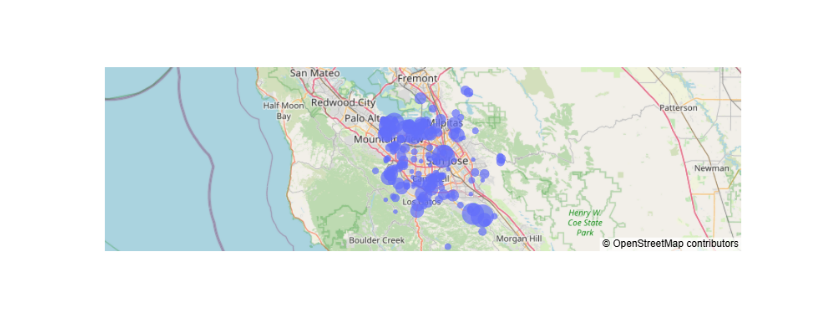
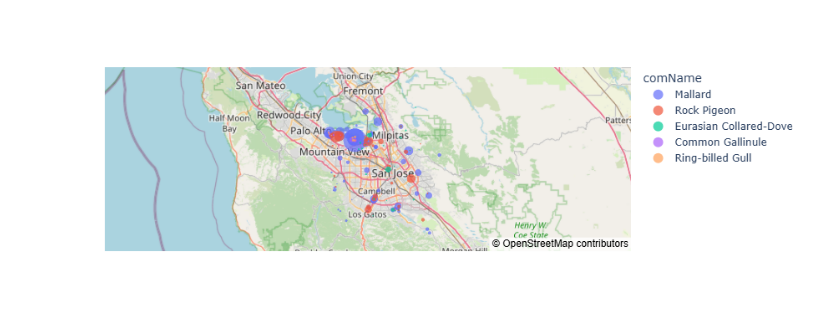
Before and after one commit to ethanyang-sjsu/Cmpe257-bird-transplant, a Jupyter notebook: sb/sb_nearby_scatter.ipynb, the cells around one changed output. Saved outputs shown, nothing was run; the diff lists cells and outputs as text; code cells hidden in the pictures.

Commit message:
Query to get all recent sightings by species

```diff
--- a/sb/sb_nearby_scatter.ipynb
+++ b/sb/sb_nearby_scatter.ipynb
@@ -13,0 +15,14 @@ import requests
+# %%
+# San Jose, 37.33 N, 121.86 W
+url = "https://api.ebird.org/v2/data/obs/geo/recent?lat=37.33&lng=-121.86"
+
+payload= {}
+headers = {
+    'X-eBirdApiToken': EBIRD_KEY
+}
+
+resp_recent = requests.request("GET", url, headers=headers, data=payload)
+resp_recent = pd.read_json(resp_recent.text)
+# %%
+species = resp_recent['speciesCode']
+species.head()
@@ -14,10 +36,13 @@ import requests
 # %%
-# San Jose, 37.33 N, 121.86 W
-url = "https://api.ebird.org/v2/data/obs/geo/recent/amecro?lat=37.33&lng=-121.86"
+df_list = []
 
-payload= {}
-headers = {
-    'X-eBirdApiToken': EBIRD_KEY
-}
-
-response = requests.request("GET", url, headers=headers, data=payload)
+# only do the front 5
+for s in species[:5]:
+    url = f"https://api.ebird.org/v2/data/obs/geo/recent/{s}?lat=37.33&lng=-121.86"
+    response = requests.request("GET", url, headers=headers, data=payload)
+    df = pd.read_json(response.text)
+    df_list.append(df)
+# %%
+df = pd.concat(df_list)
+df = df.fillna({'howMany': 1})
+df.head()
@@ -40,6 +64,6 @@ df_clean = df[df['howMany'] > 0]
 # %%
-fig = px.scatter_mapbox(df_clean, lat='lat', lon='lng', size='howMany')
+fig = px.scatter_mapbox(df, lat='lat', lon='lng', size='howMany', color='comName')
 fig.update_mapboxes(style='open-street-map')
 fig.show()
 # %% [output]
-[figure, old version]
+[figure, new version]
```
Also changed, not shown: parts of 8 cells of this notebook.
